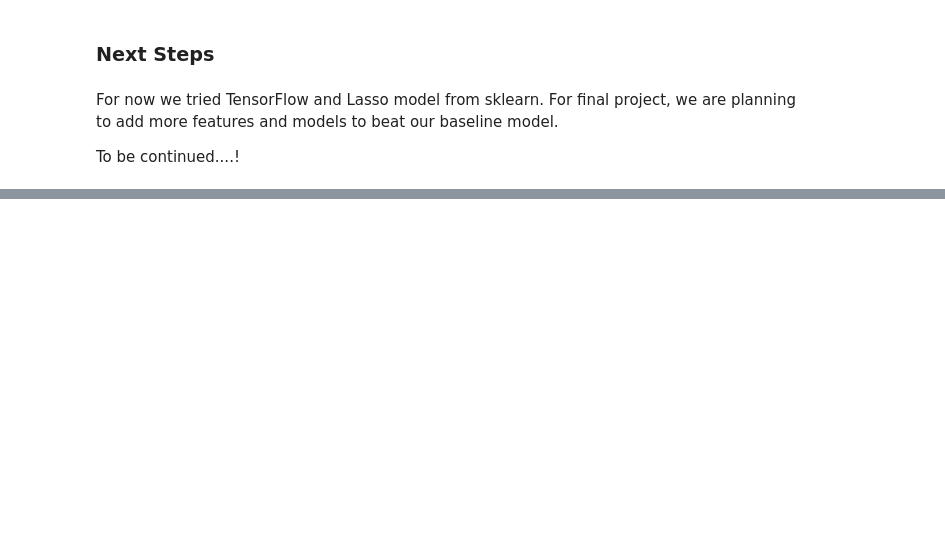
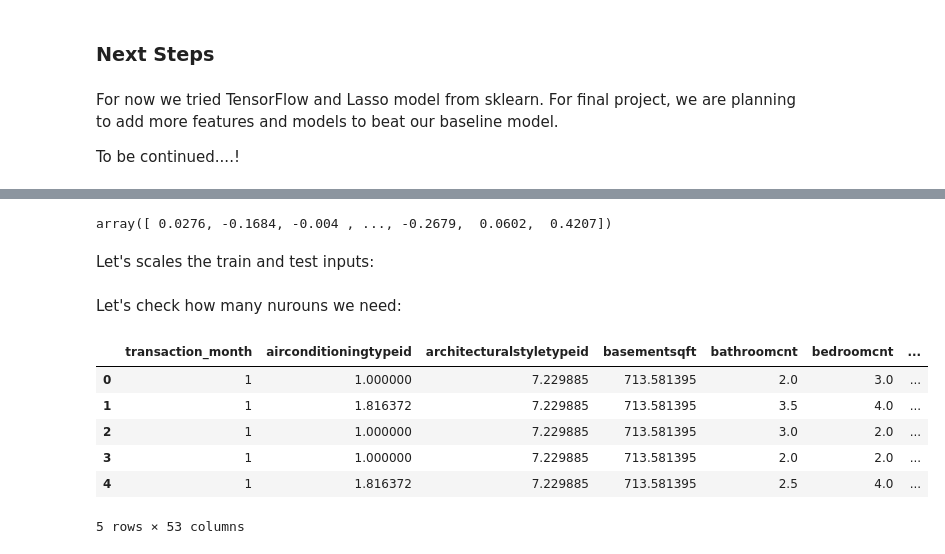
Before and after one commit to AmirMoazzami/207_final_project, a Jupyter notebook: zillow_final_project_207.ipynb, the cells around one changed output, grey strips where cells are left out. Saved outputs shown, nothing was run; the diff lists cells and outputs as text; code cells hidden in the pictures; blank space fills up the shorter version.

```diff
--- a/zillow_final_project_207.ipynb
+++ b/zillow_final_project_207.ipynb
@@ -471,0 +473,28 @@ To be continued....!
+# %%
+train_y
+# %% [output]
+array([ 0.0276, -0.1684, -0.004 , ..., -0.2679,  0.0602,  0.4207])
+# %%
+cat_cols = ["hashottuborspa", "propertycountylandusecode", "propertyzoningdesc", "fireplaceflag", "taxdelinquencyflag"]
+train_df = train_df_orig.drop(['parcelid', 'logerror', 'transactiondate', 'transactiondate']+cat_cols, axis=1)
+X_train, X_test,y_train,y_test = train_test_split(train_df , train_y , test_size=0.3 , shuffle=True , random_state=101)
+# %% [markdown]
+Let's scales the train and test inputs:
+# %%
+from sklearn.preprocessing import MinMaxScaler
+scaler = MinMaxScaler()
+X_train = scaler.fit_transform(X_train)
+X_test = scaler.transform(X_test)
+# %% [markdown]
+Let's check how many nurouns we need:
+# %%
+X_train.shape
+train_df.head()
+# %% [output]
+|  | transaction_month | airconditioningtypeid | architecturalstyletypeid | basementsqft | bathroomcnt | bedroomcnt | ... |
+| 0 | 1 | 1.000000 | 7.229885 | 713.581395 | 2.0 | 3.0 | ... |
+| 1 | 1 | 1.816372 | 7.229885 | 713.581395 | 3.5 | 4.0 | ... |
+| 2 | 1 | 1.000000 | 7.229885 | 713.581395 | 3.0 | 2.0 | ... |
+| 3 | 1 | 1.000000 | 7.229885 | 713.581395 | 2.0 | 2.0 | ... |
+| 4 | 1 | 1.816372 | 7.229885 | 713.581395 | 2.5 | 4.0 | ... |
+5 rows × 53 columns
```
Also changed, not shown: parts of 7 cells of this notebook.
